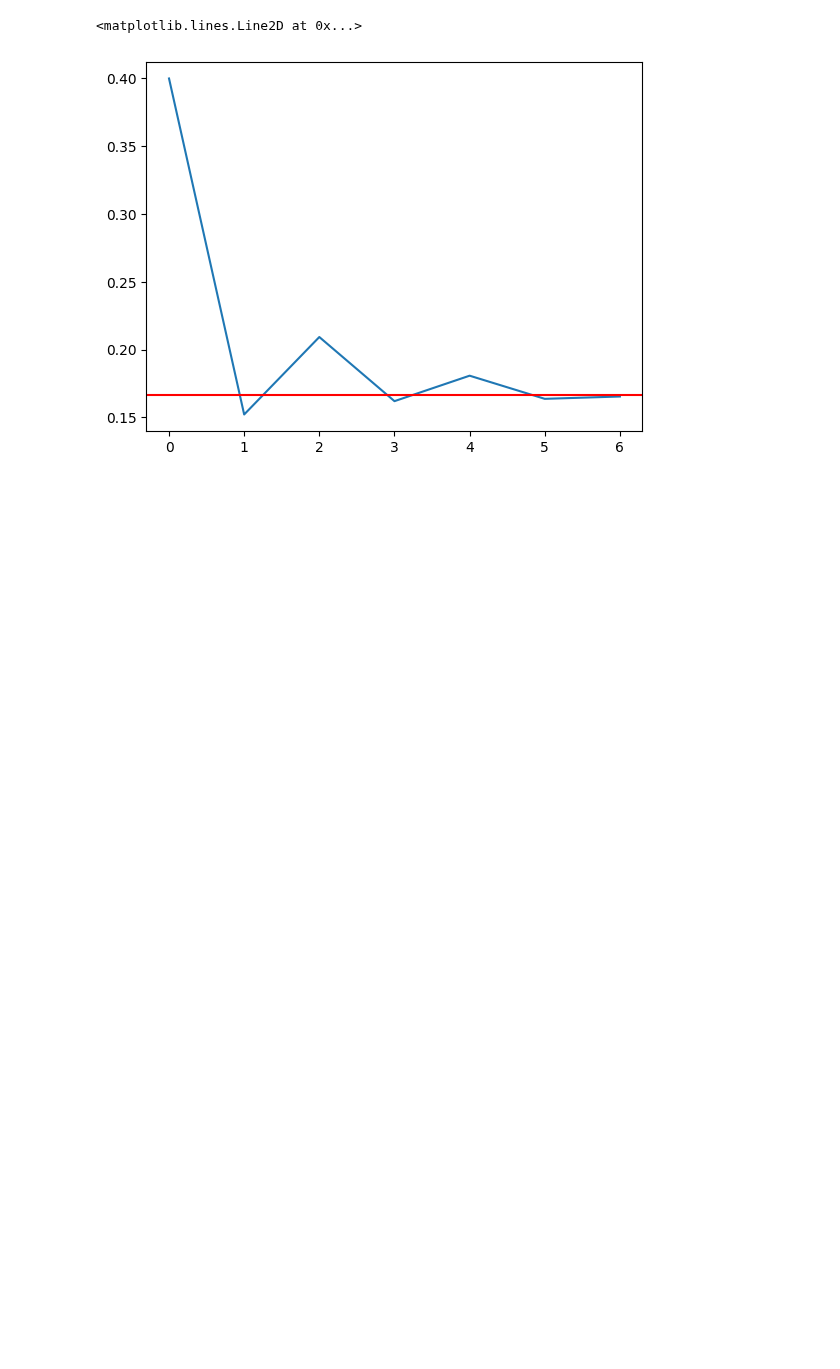
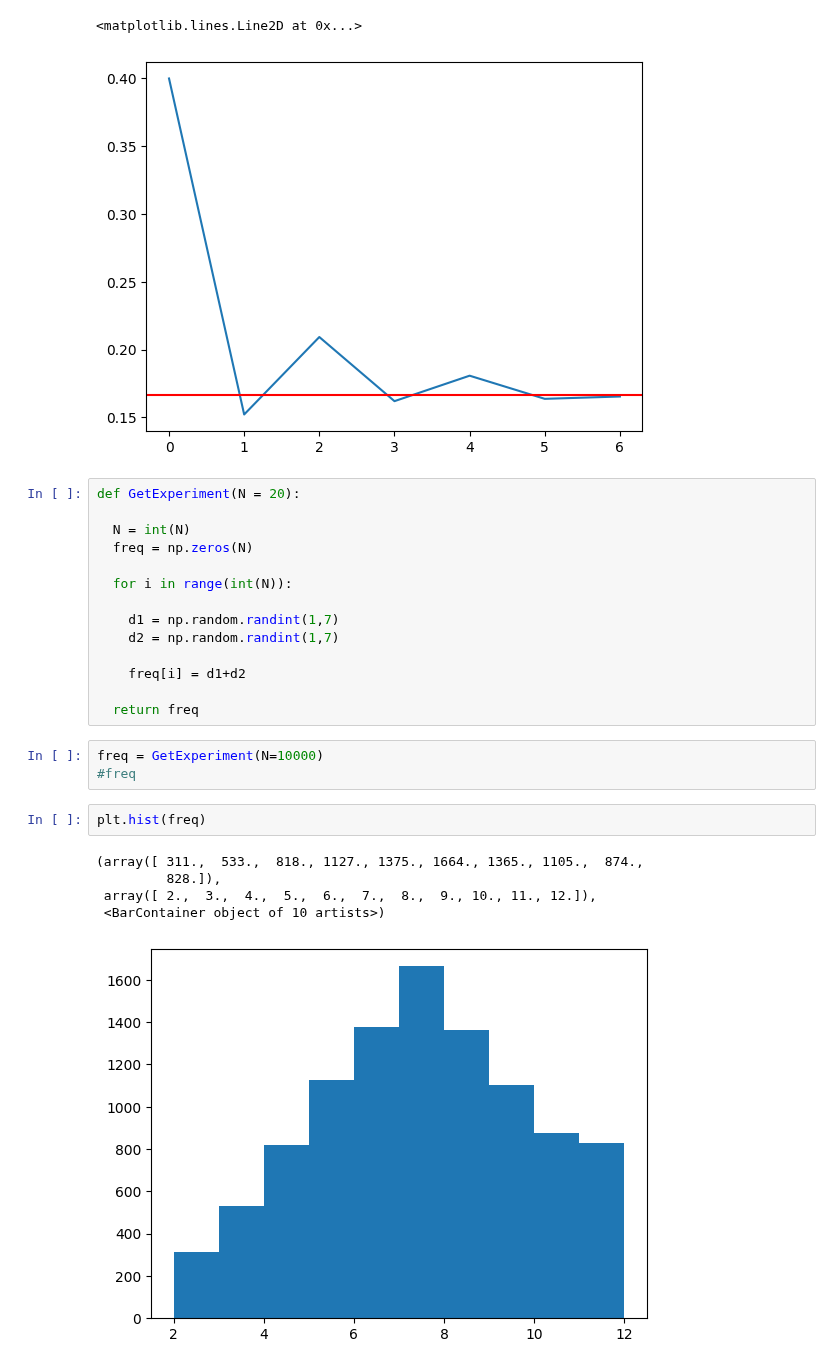
Before and after one commit to asegura4488/MetodosComputacionales1, a Jupyter notebook: Semana14/Probabilidad.ipynb, the cells around one changed output. Saved outputs shown, nothing was run; the diff lists cells and outputs as text; blank space fills up the shorter version.

```diff
--- a/Semana14/Probabilidad.ipynb
+++ b/Semana14/Probabilidad.ipynb
@@ -32,3 +32,28 @@ plt.axhline(y=1/6,color='r')
 # %% [output]
 <matplotlib.lines.Line2D at 0x...>
 [figure]
+# %%
+def GetExperiment(N = 20):
+
+  N = int(N)
+  freq = np.zeros(N)
+
+  for i in range(int(N)):
+
+    d1 = np.random.randint(1,7)
+    d2 = np.random.randint(1,7)
+
+    freq[i] = d1+d2
+
+  return freq
+# %%
+freq = GetExperiment(N=10000)
+#freq
+# %%
+plt.hist(freq)
+# %% [output]
+(array([ 311.,  533.,  818., 1127., 1375., 1664., 1365., 1105.,  874.,
+         828.]),
+ array([ 2.,  3.,  4.,  5.,  6.,  7.,  8.,  9., 10., 11., 12.]),
+ <BarContainer object of 10 artists>)
+[figure, added]
```
Also changed, not shown: parts of 2 cells of this notebook.
